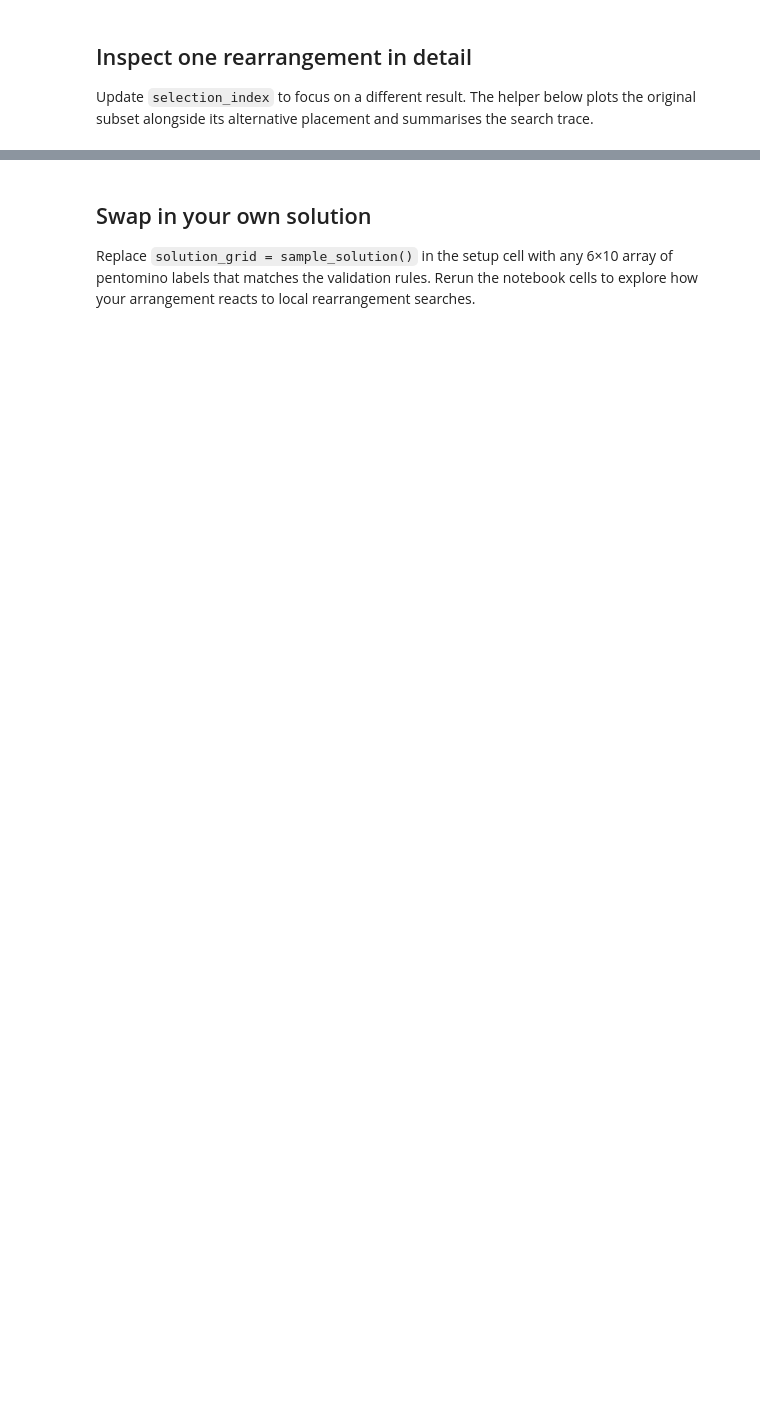
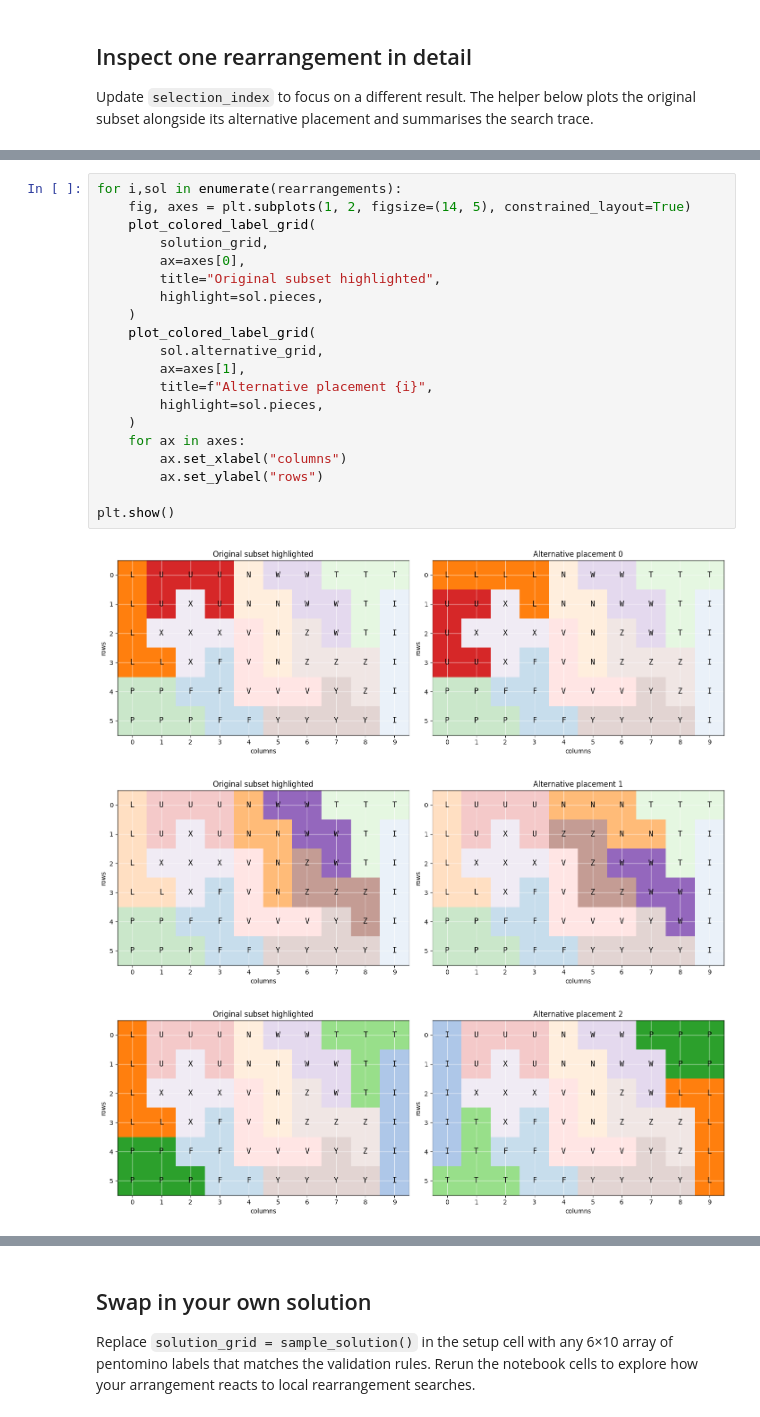
Before and after one commit to Kenta2076/pento, a Jupyter notebook: notebooks/local_rearrangement_visualization.ipynb, the cells around one changed output, grey strips where cells are left out. Cells and saved outputs as stored; diff of their text form; blank space fills up the shorter version.

```diff
--- a/notebooks/local_rearrangement_visualization.ipynb
+++ b/notebooks/local_rearrangement_visualization.ipynb
@@ -151,0 +162,24 @@ plt.show()
+# %%
+for i,sol in enumerate(rearrangements):
+    fig, axes = plt.subplots(1, 2, figsize=(14, 5), constrained_layout=True)
+    plot_colored_label_grid(
+        solution_grid,
+        ax=axes[0],
+        title="Original subset highlighted",
+        highlight=sol.pieces,
+    )
+    plot_colored_label_grid(
+        sol.alternative_grid,
+        ax=axes[1],
+        title=f"Alternative placement {i}",
+        highlight=sol.pieces,
+    )
+    for ax in axes:
+        ax.set_xlabel("columns")
+        ax.set_ylabel("rows")
+
+plt.show()
+# %% [output]
+[figure, added]
+[figure, added]
+[figure, added]
```
Also changed, not shown: parts of 7 cells of this notebook.
